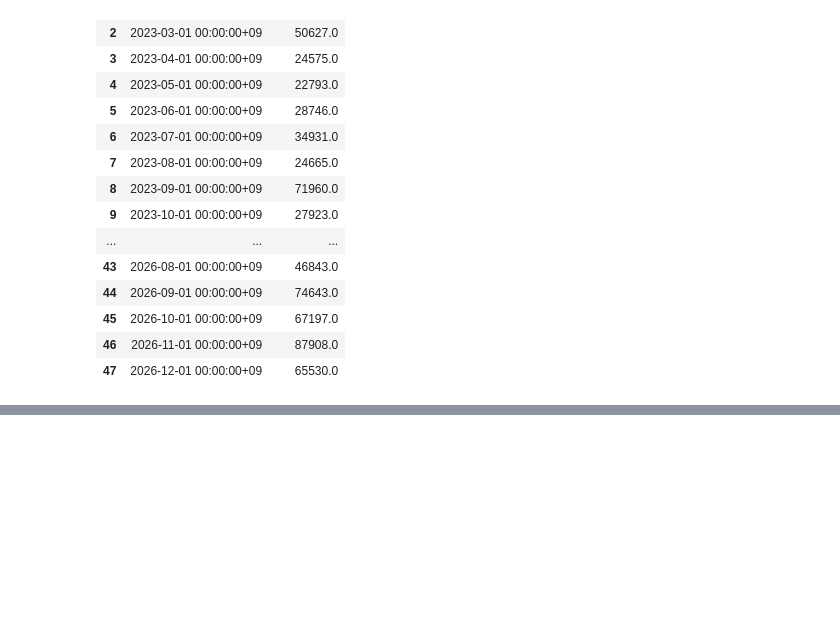
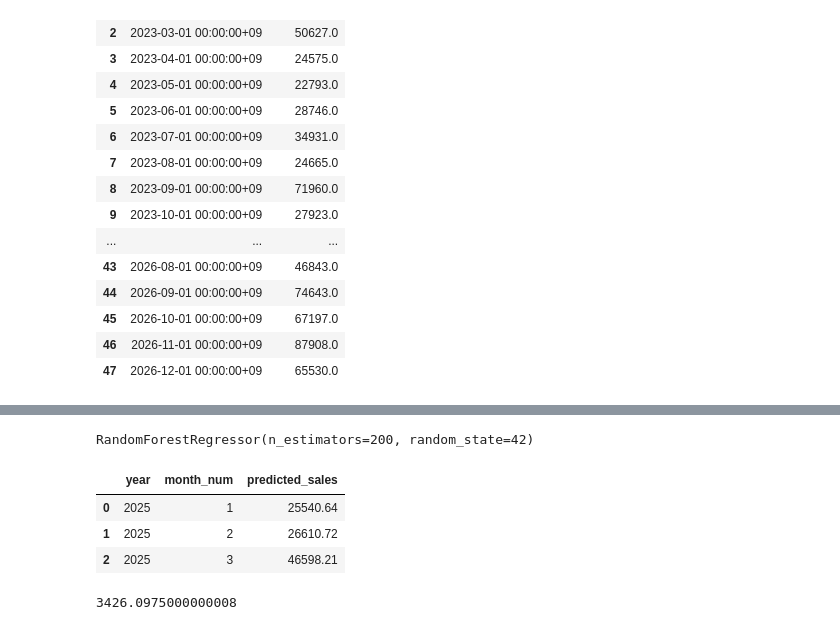
Before and after one commit to shota98501/workspace, a Jupyter notebook: SQL/Kaggle/Superstore Sales/Data_Analysis/Sales Forecasting/machine_learning.ipynb, the cells around one changed output, grey strips where cells are left out. Cells and saved outputs as stored; diff of their text form; code cells hidden in the pictures; blank space fills up the shorter version.

```diff
--- a/SQL/Kaggle/Superstore Sales/Data_Analysis/Sales Forecasting/machine_learning.ipynb
+++ b/SQL/Kaggle/Superstore Sales/Data_Analysis/Sales Forecasting/machine_learning.ipynb
@@ -25,0 +53,22 @@ df['month'] = pd.to_datetime(df["month"])
+# %%
+model = RandomForestRegressor(
+    n_estimators = 200,
+    random_state = 42
+)
+
+model.fit(x,y)
+# %% [output]
+RandomForestRegressor(n_estimators=200, random_state=42)
+# %%
+future = pd.DataFrame({
+    'year': [2025,2025,2025],
+    'month_num':[1,2,3]
+})
+# %%
+future['predicted_sales'] =model.predict(future)
+future
+# %% [output]
+|  | year | month_num | predicted_sales |
+| 0 | 2025 | 1 | 25540.64 |
+| 1 | 2025 | 2 | 26610.72 |
+| 2 | 2025 | 3 | 46598.21 |
@@ -25,0 +92,13 @@ df['month'] = pd.to_datetime(df["month"])
+# %%
+from sklearn.metrics import mean_absolute_error
+
+pred = model.predict(x_test)
+
+mae = mean_absolute_error(
+    y_test,
+    pred
+)
+
+print(mae)
+# %% [output]
+3426.0975000000008
```
Also changed, not shown: parts of 8 cells of this notebook, 1 other file.
